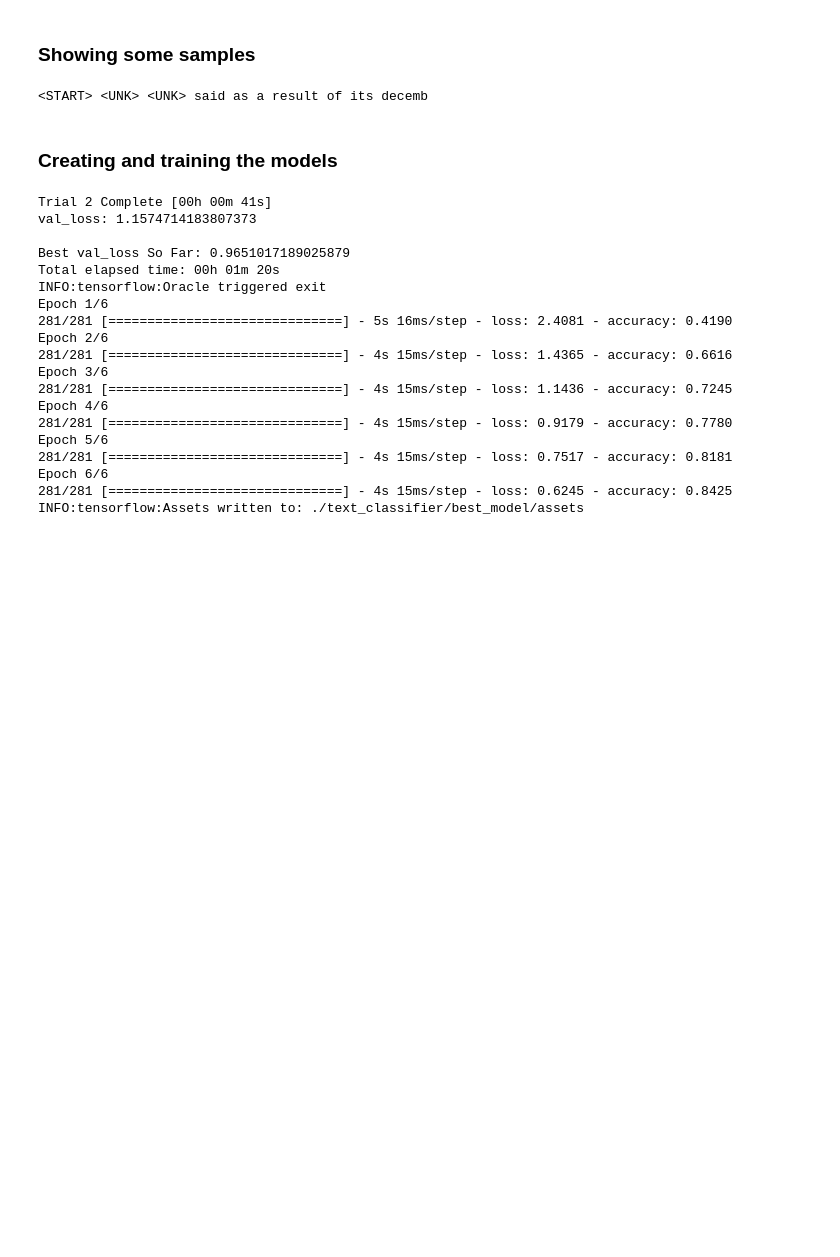
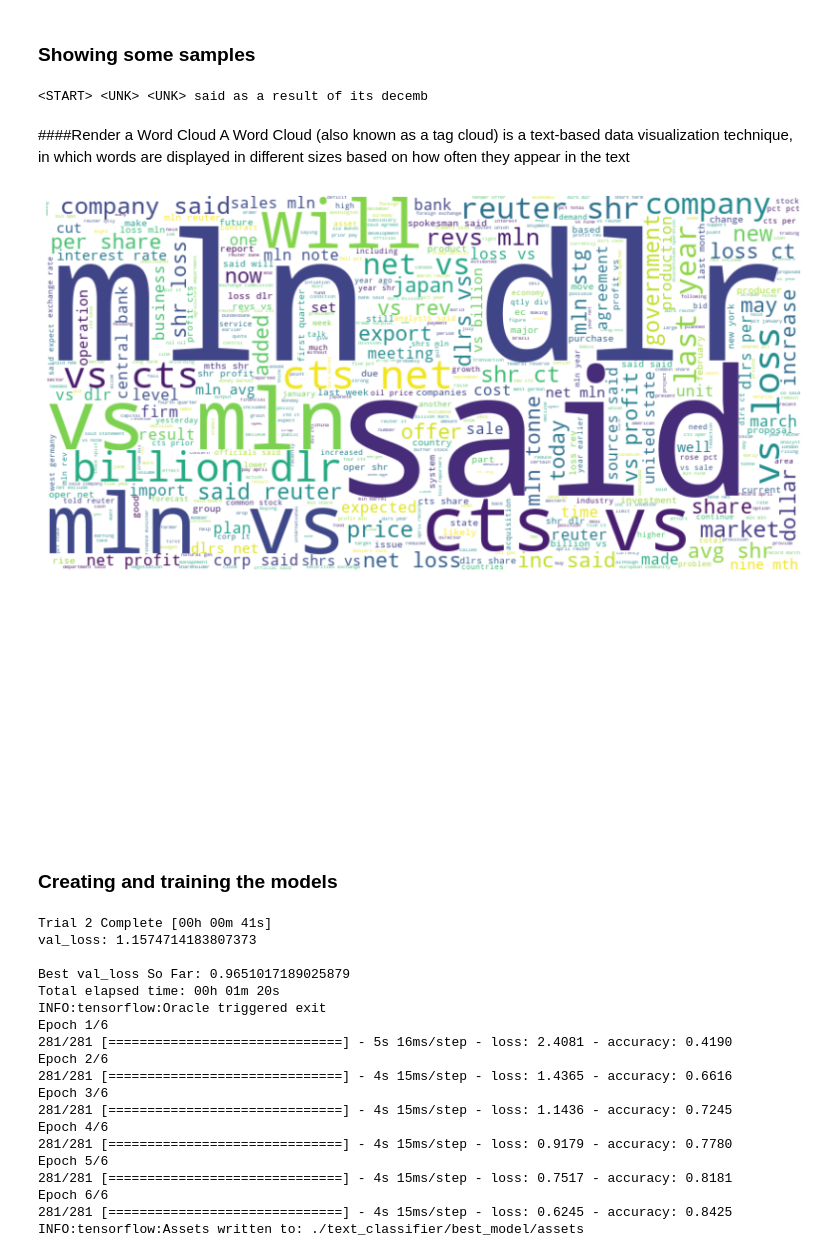
Before and after one commit to PacktPublishing/Automated-Machine-Learning-with-AutoKeras, a Jupyter notebook: Chapter8_Reuters.ipynb, the cells around one changed output. Saved outputs shown, nothing was run; the diff lists cells and outputs as text; code cells hidden in the pictures; blank space fills up the shorter version.

```diff
--- a/Chapter8_Reuters.ipynb
+++ b/Chapter8_Reuters.ipynb
@@ -51,6 +55,32 @@ print(y_train.shape)  # (8982, 1)
 print(x_train[0][:50])  # <START> <UNK> <UNK> said as a result of its decemb
 # %% [output]
 <START> <UNK> <UNK> said as a result of its decemb
+# %% [markdown]
+####Render a Word Cloud
+A Word Cloud (also known as a tag cloud) is a text-based data visualization technique, in which words are displayed in different sizes based on how often they appear in the text
+# %%
+%matplotlib inline
+
+import matplotlib.pyplot as plt
+from PIL import Image
+from wordcloud import WordCloud, STOPWORDS
+
+text = ' '.join(x_train) # join all reviews in training set
+wordcount = 20000
+stopwords = set(STOPWORDS)
+stopwords.update(['UNK', 'PAD', 'START'])
+wc = WordCloud(width=800, height=400, background_color="white", max_words=wordcount, stopwords=stopwords)
+wc.generate(text)
+
+plt.figure( figsize=(14,7) )
+plt.imshow(wc, interpolation='bilinear')
+plt.axis("off")
+plt.figure()
+plt.axis("off")
+plt.show()
+# %% [output]
+[figure, added]
+[figure, added]
 # %% [markdown]
 ### Creating and training the models
 # %%
```
Also changed, not shown: parts of 3 cells of this notebook.
